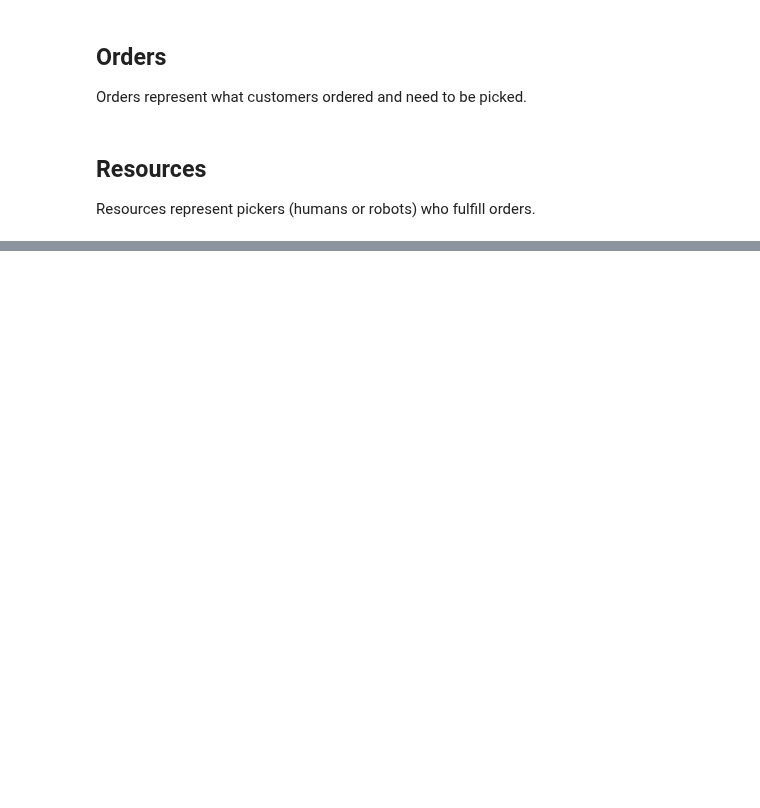
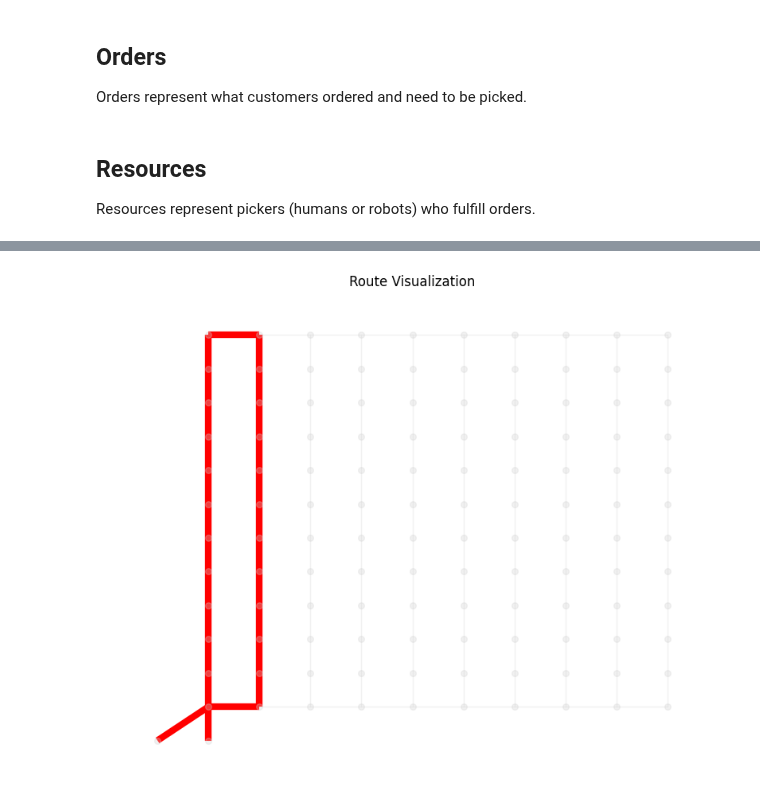
Before and after one commit to kit-dsm/ware_ops_algos, a Jupyter notebook: examples/getting_started.ipynb, the cells around one changed output, grey strips where cells are left out. Cells and saved outputs as stored; diff of their text form; code cells hidden in the pictures; blank space fills up the shorter version.

Commit message:
Updated getting_started example.

```diff
--- a/examples/getting_started.ipynb
+++ b/examples/getting_started.ipynb
@@ -159,0 +172,4 @@ Total distance: 30
+# %%
+from ware_ops_algos.domain_models import WarehouseInfo, WarehouseInfoType
+
+warehouse_info = WarehouseInfo(tpe=WarehouseInfoType.OFFLINE)
@@ -159,0 +180,13 @@ Total distance: 30
+# %%
+from ware_ops_algos.domain_models import BaseWarehouseDomain
+
+domain_instance = BaseWarehouseDomain(
+    problem_class="OBRP",
+    objective="Distance",
+    layout=layout,
+    articles=articles,
+    orders=orders,
+    resources=resources,
+    storage=storage,
+    warehouse_info=warehouse_info
+)
@@ -194,0 +258,64 @@ RRAssigner
+# %%
+from ware_ops_algos.utils.visualization import plot_route
+from ware_ops_algos.algorithms import ExactTSPRoutingDistance, NearestNeighbourhoodRouting, SShapeRouting, \
+    OrderNrFifoBatching, GreedyItemAssignment
+
+orders = domain_instance.orders
+layout = domain_instance.layout
+resources = domain_instance.resources
+articles = domain_instance.articles
+storage_locations = domain_instance.storage
+
+layout_network = layout.layout_network
+graph_data = layout.graph_data
+graph = layout_network.graph
+graph_params = layout.graph_data
+dima = layout_network.distance_matrix
+
+selector = GreedyItemAssignment(storage_locations)
+ia_sol = selector.solve(orders.orders)
+orders.orders = ia_sol.resolved_orders
+
+batcher = OrderNrFifoBatching(
+            pick_cart=resources.resources[0].pick_cart,
+            articles=articles
+        )
+
+batching_sol = batcher.solve(orders.orders)
+
+print(batching_sol.execution_time)
+
+# Build pick list from batches
+batches = batching_sol.batches
+pick_lists = []
+for batch in batches:
+    pick_list = []
+    for order in batch.orders:
+        for pos in order.pick_positions:
+            pick_list.append(pos)
+    pick_lists.append(pick_list)
+
+ss_router = SShapeRouting(
+            start_node=layout_network.start_node,
+            end_node=layout_network.end_node,
+            closest_node_to_start=layout_network.closest_node_to_start,
+            min_aisle_position=layout_network.min_aisle_position,
+            max_aisle_position=layout_network.max_aisle_position,
+            distance_matrix=layout_network.distance_matrix,
+            predecessor_matrix=layout_network.predecessor_matrix,
+            picker=resources.resources,
+            gen_tour=True,
+            gen_item_sequence=True,
+            node_list=layout_network.node_list,
+            node_to_idx={node: idx for idx, node in enumerate(list(layout_network.graph.nodes))},
+            idx_to_node={idx: node for idx, node in enumerate(list(layout_network.graph.nodes))}
+        )
+
+total_dist = 0
+for pl in pick_lists:
+    sol = ss_router.solve(pl)
+    total_dist += sol.route.distance
+    plot_route(graph, sol.route.route)
+    ss_router.reset_parameters()
+print(total_dist)
+# %% [output]
@@ -194,0 +323 @@ RRAssigner
+[figure, added]
```
Also changed, not shown: parts of 29 cells of this notebook, 1 other file.
